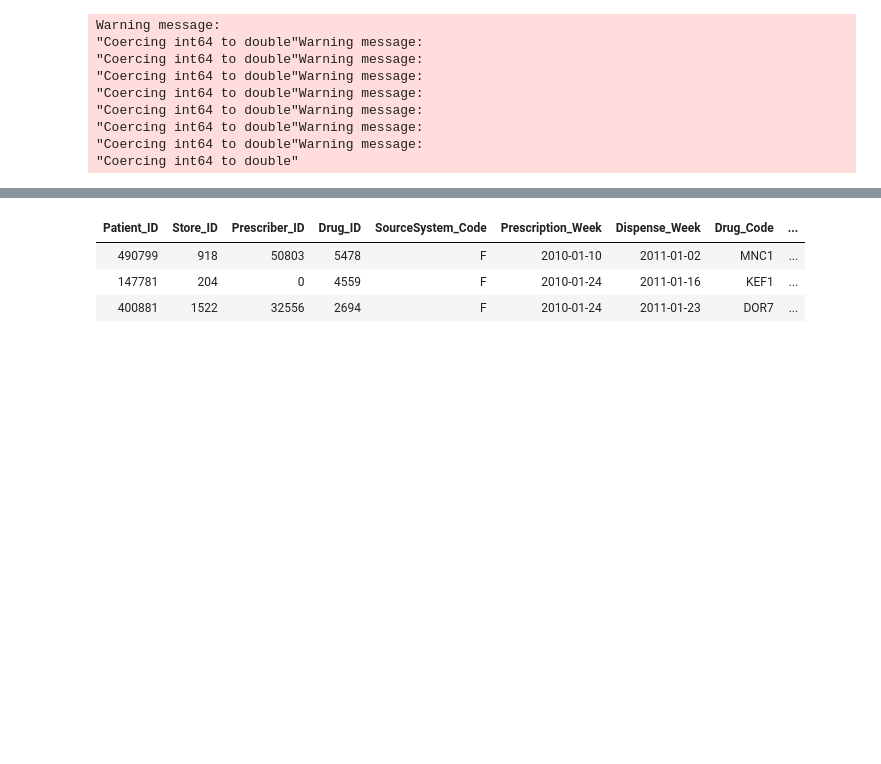
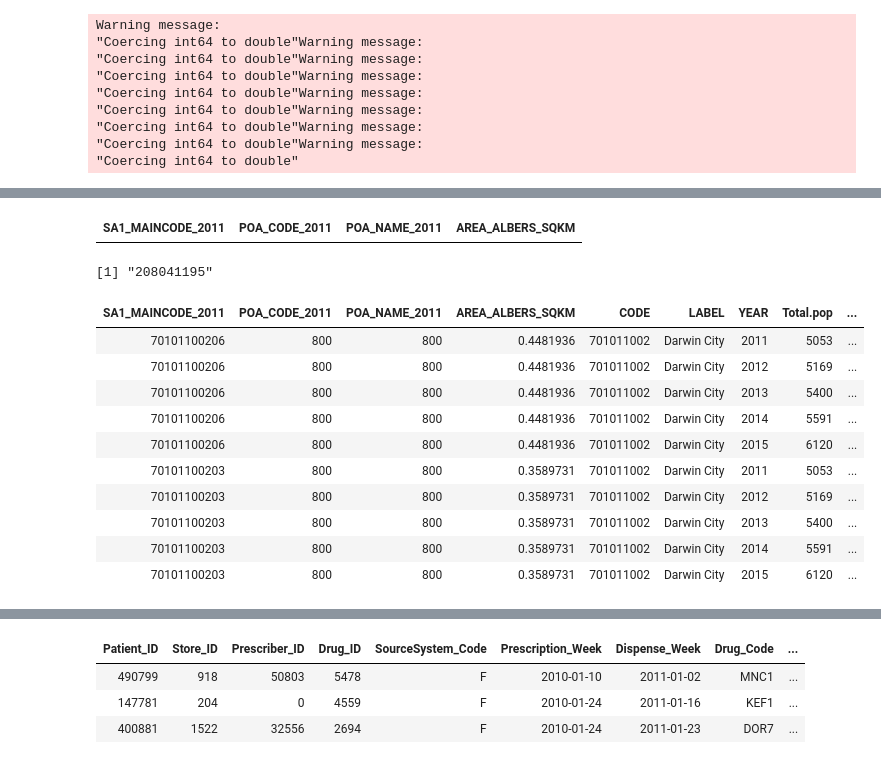
Before and after one commit to smstojanovic/iSel_MelbDatathon2017, a Jupyter notebook: steve/Antibiotic Strains by location.ipynb, the cells around one changed output, grey strips where cells are left out. Cells and saved outputs as stored; diff of their text form; code cells hidden in the pictures; blank space fills up the shorter version.

Commit message:
working to get australian population data in

```diff
--- a/steve/Antibiotic Strains by location.ipynb
+++ b/steve/Antibiotic Strains by location.ipynb
@@ -99,0 +100,3 @@ Information from URL : http://maps.googleapis.com/maps/api/geocode/json?address=
+# %%
+populations <- read.csv('..\\..\\Data\\Datathon_2017\\au_population_data.csv')
+population_mapping <- read.csv('..\\..\\Data\\Datathon_2017\\abs_postcode_mapping.csv')
@@ -99,0 +131,3 @@ Information from URL : http://maps.googleapis.com/maps/api/geocode/json?address=
+# %%
+populations$CODE <- as.character(populations$CODE)
+population_mapping$SA1_MAINCODE_2011 <- as.character(population_mapping$SA1_MAINCODE_2011)
@@ -99,0 +143,8 @@ Information from URL : http://maps.googleapis.com/maps/api/geocode/json?address=
+# %%
+population_mapping %>% filter(SA1_MAINCODE_2011 == '208041195')
+# %% [output]
+| SA1_MAINCODE_2011 | POA_CODE_2011 | POA_NAME_2011 | AREA_ALBERS_SQKM |
+# %%
+stringr::str_trunc('20804119541',9,"right",ellipsis="")
+# %% [output]
+[1] "208041195"
@@ -99,0 +153,15 @@ Information from URL : http://maps.googleapis.com/maps/api/geocode/json?address=
+# %%
+population_mapping %>% mutate(CODE = stringr::str_trunc(SA1_MAINCODE_2011,9,'right','') ) %>%
+    inner_join(populations %>% mutate(CODE = as.character(CODE)), by = "CODE") %>% head(10)
+# %% [output]
+| SA1_MAINCODE_2011 | POA_CODE_2011 | POA_NAME_2011 | AREA_ALBERS_SQKM | CODE | LABEL | YEAR | Total.pop | ... |
+| 70101100206 | 800 | 800 | 0.4481936 | 701011002 | Darwin City | 2011 | 5053 | ... |
+| 70101100206 | 800 | 800 | 0.4481936 | 701011002 | Darwin City | 2012 | 5169 | ... |
+| 70101100206 | 800 | 800 | 0.4481936 | 701011002 | Darwin City | 2013 | 5400 | ... |
+| 70101100206 | 800 | 800 | 0.4481936 | 701011002 | Darwin City | 2014 | 5591 | ... |
+| 70101100206 | 800 | 800 | 0.4481936 | 701011002 | Darwin City | 2015 | 6120 | ... |
+| 70101100203 | 800 | 800 | 0.3589731 | 701011002 | Darwin City | 2011 | 5053 | ... |
+| 70101100203 | 800 | 800 | 0.3589731 | 701011002 | Darwin City | 2012 | 5169 | ... |
+| 70101100203 | 800 | 800 | 0.3589731 | 701011002 | Darwin City | 2013 | 5400 | ... |
+| 70101100203 | 800 | 800 | 0.3589731 | 701011002 | Darwin City | 2014 | 5591 | ... |
+| 70101100203 | 800 | 800 | 0.3589731 | 701011002 | Darwin City | 2015 | 6120 | ... |
```
Also changed, not shown: parts of 8 cells of this notebook, 1 other file.
